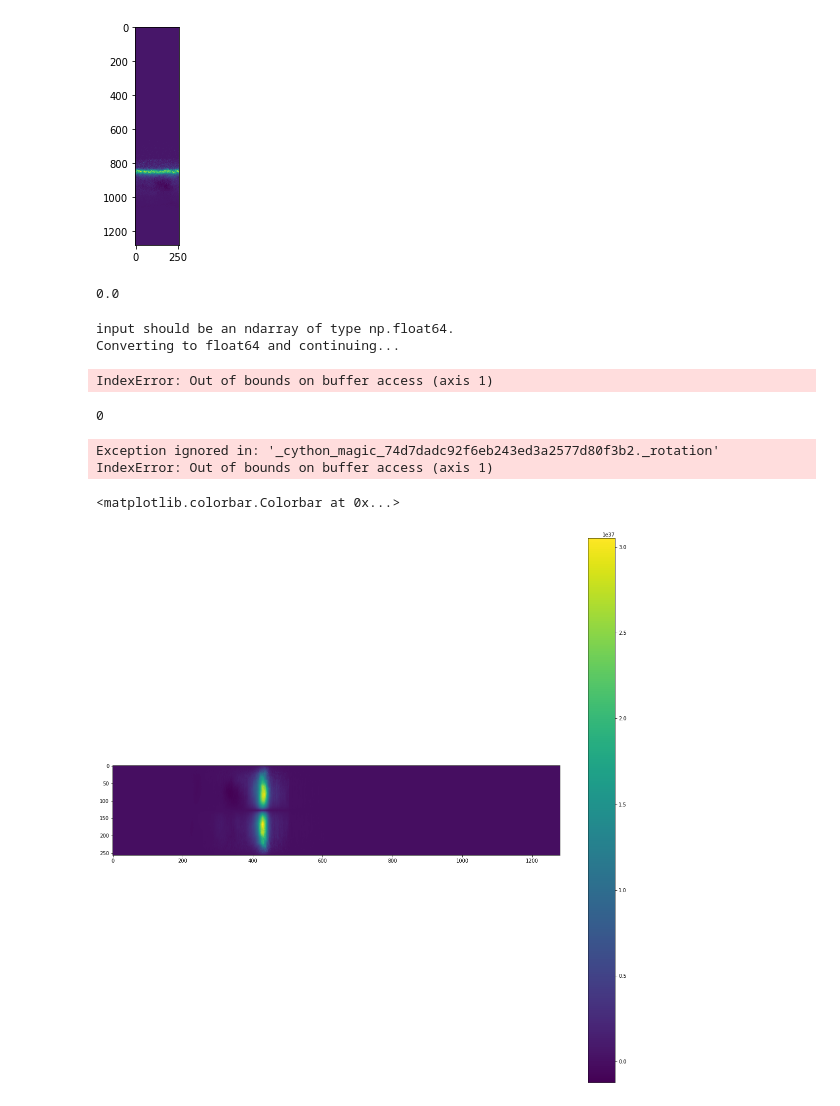
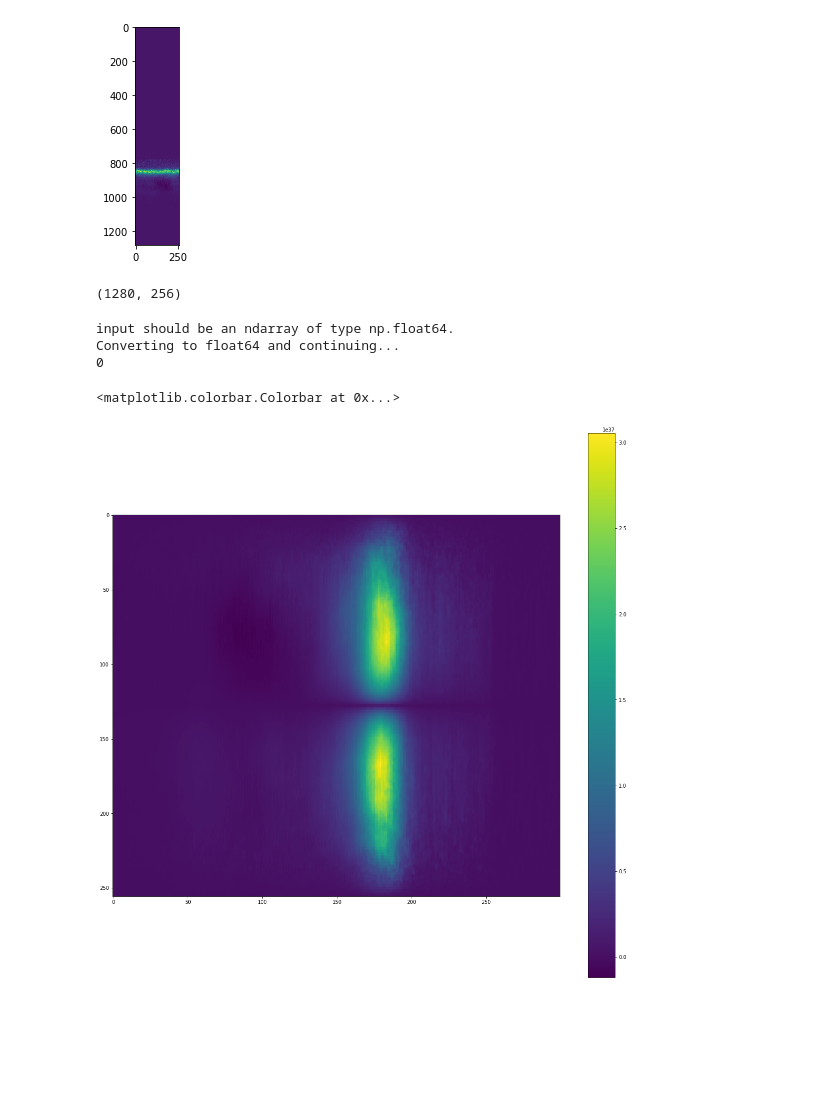
Before and after one commit to pordyna/fdrot, a Jupyter notebook: calc_rotation/single_step_overx.ipynb, the cells around one changed output. Drawn from its saved outputs; the diff is of its cells as text; code cells hidden in the pictures; blank space fills up the shorter version.

Commit message:
interpolation done, changed how odd, even cases are implemented.

```diff
--- a/calc_rotation/single_step_overx.ipynb
+++ b/calc_rotation/single_step_overx.ipynb
@@ -136,24 +171,22 @@ plt.imshow(test_sample)
 # %% [output]
 <matplotlib.image.AxesImage at 0x...>
 [figure]
-# %%
-test_sample[750,200]
-# %% [output]
-0.0
+# %%
+test_sample.shape
+# %% [output]
+(1280, 256)
 # %%
-rotated = rotation(np.ascontiguousarray(test_sample[::-1,:]), interpolation = True)
+rotated = rotation(np.ascontiguousarray(test_sample[::-1,:]),
+                                        interpolation = True)
 # %% [output]
 input should be an ndarray of type np.float64.
 Converting to float64 and continuing...
+0
-IndexError: Out of bounds on buffer access (axis 1)
-0
-Exception ignored in: '_cython_magic_74d7dadc92f6eb243ed3a2577d80f3b2._rotation'
-IndexError: Out of bounds on buffer access (axis 1)
 # %%
 f, ax = plt.subplots(1, figsize=(20,20))
-ax.imshow(rotated[:,0:])
+ax.imshow(rotated[:,250:550])
 f.colorbar(ax.images[0])
-#f.savefig('out3.jpg')
+#f.savefig('w_int.jpg')
 # %% [output]
 <matplotlib.colorbar.Colorbar at 0x...>
-[figure, old version]
+[figure, new version]
```
Also changed, not shown: parts of 1 cell of this notebook.
